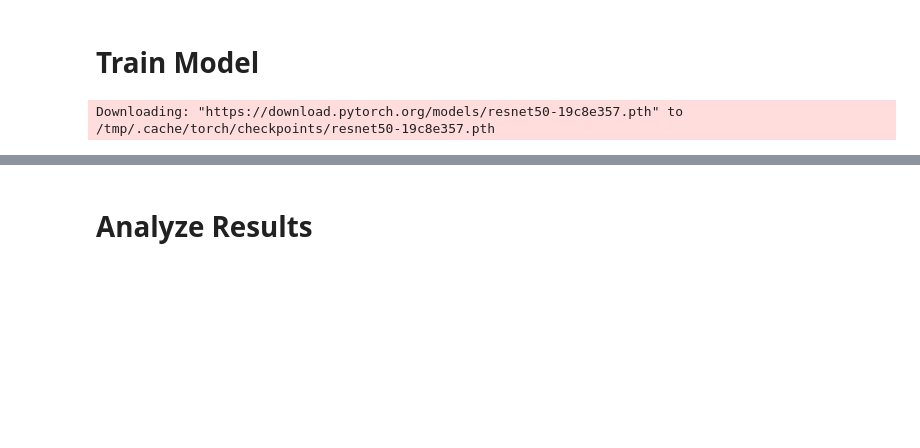
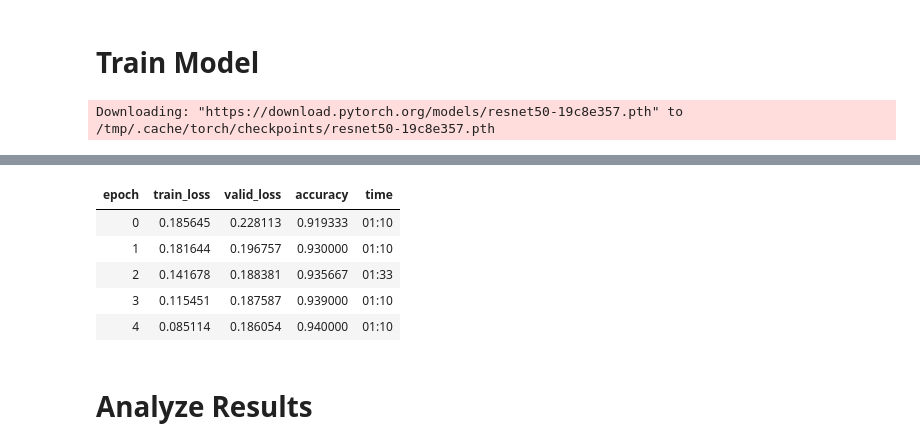
Before and after one commit to w11wo/intel-image-classification-cnn-fastai, a Jupyter notebook: intel-image-classification-cnn-with-fastai.ipynb, the cells around one changed output, grey strips where cells are left out. Drawn from its saved outputs; the diff is of its cells as text; code cells hidden in the pictures; blank space fills up the shorter version.

```diff
--- a/intel-image-classification-cnn-with-fastai.ipynb
+++ b/intel-image-classification-cnn-with-fastai.ipynb
@@ -58,0 +74,9 @@ learn.save('stage-1-res50')
+# %%
+learn.fit_one_cycle(5, slice(1e-5, 1e-4))
+# %% [output]
+| epoch | train_loss | valid_loss | accuracy | time |
+| 0 | 0.185645 | 0.228113 | 0.919333 | 01:10 |
+| 1 | 0.181644 | 0.196757 | 0.930000 | 01:10 |
+| 2 | 0.141678 | 0.188381 | 0.935667 | 01:33 |
+| 3 | 0.115451 | 0.187587 | 0.939000 | 01:10 |
+| 4 | 0.085114 | 0.186054 | 0.940000 | 01:10 |
```
Also changed, not shown: parts of 11 cells of this notebook.
